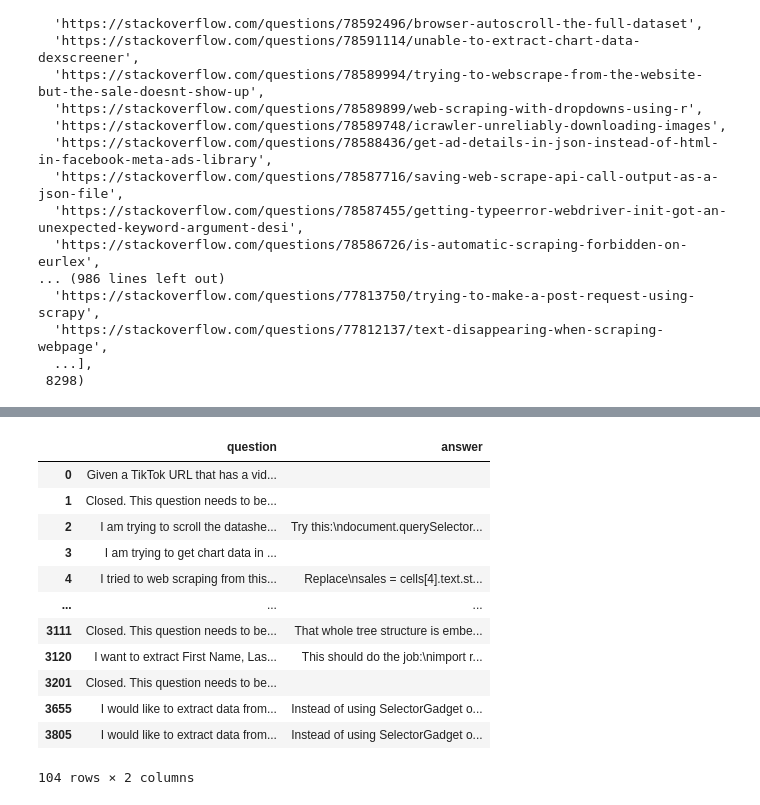
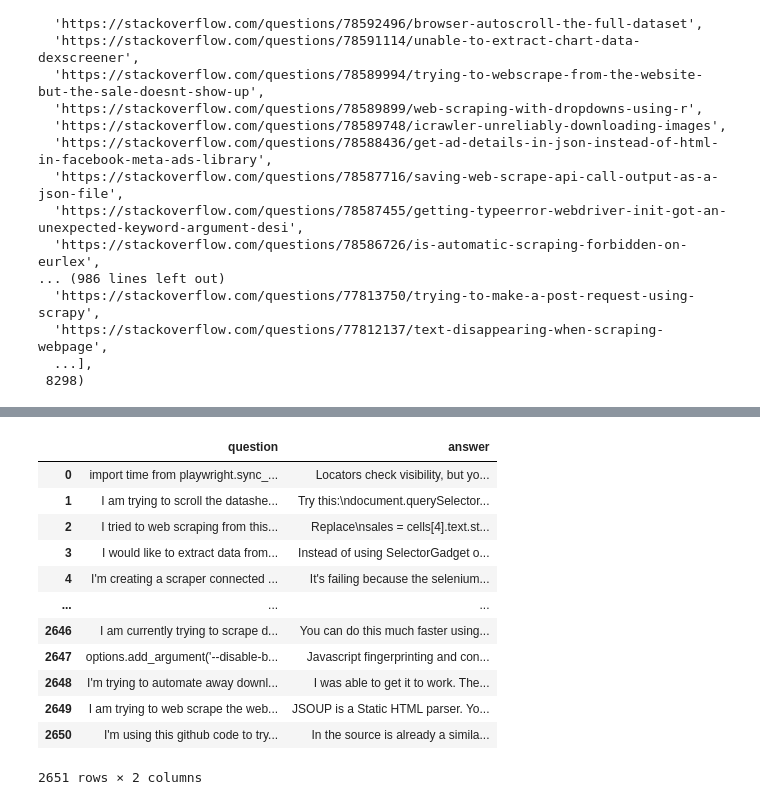
Before and after one commit to jbouniol/LeScrapper, a Jupyter notebook: scraping_overflow.ipynb, the cells around one changed output, grey strips where cells are left out. Saved outputs shown, nothing was run; the diff lists cells and outputs as text; code cells hidden in the pictures.

```diff
--- a/scraping_overflow.ipynb
+++ b/scraping_overflow.ipynb
@@ -160,16 +160,22 @@ df1
-# %%
-df
-# %% [output]
-|  | question | answer |
-| 0 | Given a TikTok URL that has a vid... |  |
-| 1 | Closed. This question needs to be... |  |
-| 2 | I am trying to scroll the datashe... | Try this:\ndocument.querySelector... |
-| 3 | I am trying to get chart data in ... |  |
-| 4 | I tried to web scraping from this... | Replace\nsales = cells[4].text.st... |
-| ... | ... | ... |
-| 3111 | Closed. This question needs to be... | That whole tree structure is embe... |
-| 3120 | I want to extract First Name, Las... | This should do the job:\nimport r... |
-| 3201 | Closed. This question needs to be... |  |
-| 3655 | I would like to extract data from... | Instead of using SelectorGadget o... |
-| 3805 | I would like to extract data from... | Instead of using SelectorGadget o... |
-104 rows × 2 columns
+# %%
+df1.dropna(inplace=True)
+# %%
+#drop des lignes vides ou avec moiiins de 10 caractères
+df1 = df1[df1['question'].str.len() > 10]
+df1 = df1[df1['answer'].str.len() > 10]
+df1.reset_index(drop=True, inplace=True)
+df1
+# %% [output]
+|  | question | answer |
+| 0 | import time from playwright.sync_... | Locators check visibility, but yo... |
+| 1 | I am trying to scroll the datashe... | Try this:\ndocument.querySelector... |
+| 2 | I tried to web scraping from this... | Replace\nsales = cells[4].text.st... |
+| 3 | I would like to extract data from... | Instead of using SelectorGadget o... |
+| 4 | I'm creating a scraper connected ... | It's failing because the selenium... |
+| ... | ... | ... |
+| 2646 | I am currently trying to scrape d... | You can do this much faster using... |
+| 2647 | options.add_argument('--disable-b... | Javascript fingerprinting and con... |
+| 2648 | I'm trying to automate away downl... | I was able to get it to work. The... |
+| 2649 | I am trying to web scrape the web... | JSOUP is a Static HTML parser. Yo... |
+| 2650 | I'm using this github code to try... | In the source is already a simila... |
+2651 rows × 2 columns
```
Also changed, not shown: parts of 2 cells of this notebook.
